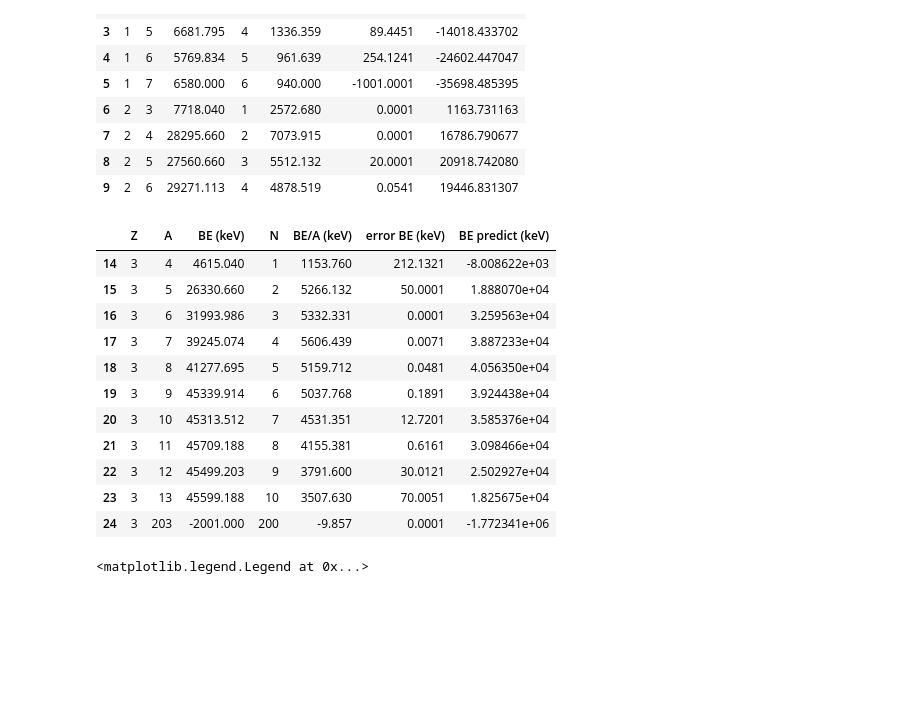
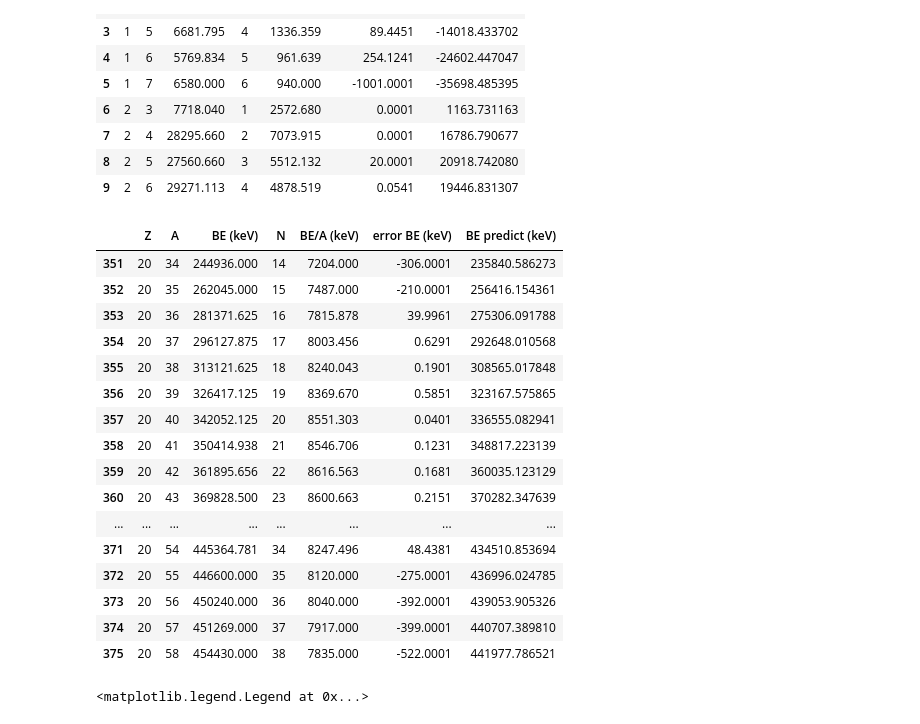
Before and after one commit to davis9ja/phy_981_nuclear_structure, a Jupyter notebook: hw01/hw01.ipynb, the cells around one changed output. Cells and saved outputs as stored; diff of their text form; code cells hidden in the pictures; blank space fills up the shorter version.

```diff
--- a/hw01/hw01.ipynb
+++ b/hw01/hw01.ipynb
@@ -51,21 +51,26 @@ binding_df.head(10)
 | 9 | 2 | 6 | 29271.113 | 4 | 4878.519 | 0.0541 | 19446.831307 |
 # %%
 # get the calcium isotopes in the data table
-calcium_iso = binding_df[binding_df['Z'] == 3]
+calcium_iso = binding_df[binding_df['Z'] == 20]
 calcium_iso
 # %% [output]
 |  | Z | A | BE (keV) | N | BE/A (keV) | error BE (keV) | BE predict (keV) |
-| 14 | 3 | 4 | 4615.040 | 1 | 1153.760 | 212.1321 | -8.008622e+03 |
-| 15 | 3 | 5 | 26330.660 | 2 | 5266.132 | 50.0001 | 1.888070e+04 |
-| 16 | 3 | 6 | 31993.986 | 3 | 5332.331 | 0.0001 | 3.259563e+04 |
-| 17 | 3 | 7 | 39245.074 | 4 | 5606.439 | 0.0071 | 3.887233e+04 |
-| 18 | 3 | 8 | 41277.695 | 5 | 5159.712 | 0.0481 | 4.056350e+04 |
-| 19 | 3 | 9 | 45339.914 | 6 | 5037.768 | 0.1891 | 3.924438e+04 |
-| 20 | 3 | 10 | 45313.512 | 7 | 4531.351 | 12.7201 | 3.585376e+04 |
-| 21 | 3 | 11 | 45709.188 | 8 | 4155.381 | 0.6161 | 3.098466e+04 |
-| 22 | 3 | 12 | 45499.203 | 9 | 3791.600 | 30.0121 | 2.502927e+04 |
-| 23 | 3 | 13 | 45599.188 | 10 | 3507.630 | 70.0051 | 1.825675e+04 |
-| 24 | 3 | 203 | -2001.000 | 200 | -9.857 | 0.0001 | -1.772341e+06 |
+| 351 | 20 | 34 | 244936.000 | 14 | 7204.000 | -306.0001 | 235840.586273 |
+| 352 | 20 | 35 | 262045.000 | 15 | 7487.000 | -210.0001 | 256416.154361 |
+| 353 | 20 | 36 | 281371.625 | 16 | 7815.878 | 39.9961 | 275306.091788 |
+| 354 | 20 | 37 | 296127.875 | 17 | 8003.456 | 0.6291 | 292648.010568 |
+| 355 | 20 | 38 | 313121.625 | 18 | 8240.043 | 0.1901 | 308565.017848 |
+| 356 | 20 | 39 | 326417.125 | 19 | 8369.670 | 0.5851 | 323167.575865 |
+| 357 | 20 | 40 | 342052.125 | 20 | 8551.303 | 0.0401 | 336555.082941 |
+| 358 | 20 | 41 | 350414.938 | 21 | 8546.706 | 0.1231 | 348817.223139 |
+| 359 | 20 | 42 | 361895.656 | 22 | 8616.563 | 0.1681 | 360035.123129 |
+| 360 | 20 | 43 | 369828.500 | 23 | 8600.663 | 0.2151 | 370282.347639 |
+| ... | ... | ... | ... | ... | ... | ... | ... |
+| 371 | 20 | 54 | 445364.781 | 34 | 8247.496 | 48.4381 | 434510.853694 |
+| 372 | 20 | 55 | 446600.000 | 35 | 8120.000 | -275.0001 | 436996.024785 |
+| 373 | 20 | 56 | 450240.000 | 36 | 8040.000 | -392.0001 | 439053.905326 |
+| 374 | 20 | 57 | 451269.000 | 37 | 7917.000 | -399.0001 | 440707.389810 |
+| 375 | 20 | 58 | 454430.000 | 38 | 7835.000 | -522.0001 | 441977.786521 |
 # %%
 fig = plt.figure(figsize=(16,8))
 
```
Also changed, not shown: parts of 6 cells of this notebook.
